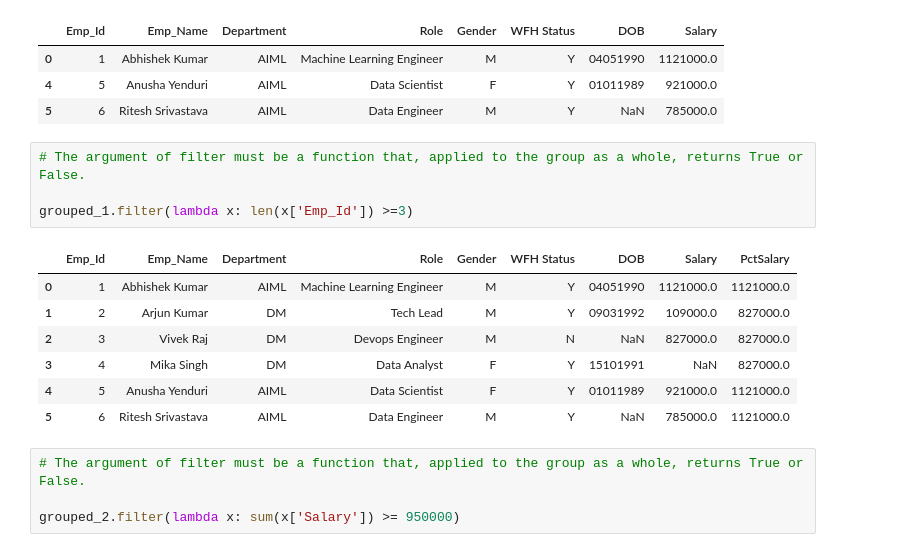
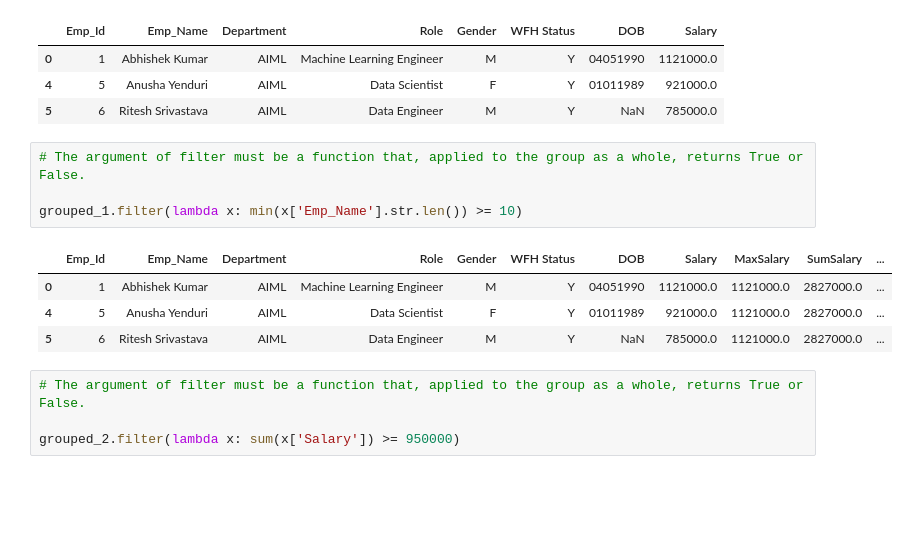
Before and after one commit to AbhishekKumar-0311/Machine-Learning-with-Python, a Jupyter notebook: Pandas/Learning_Pandas_Part_4_GroupBy.ipynb, the cells around one changed output. Saved outputs shown, nothing was run; the diff lists cells and outputs as text; blank space fills up the shorter version.

Commit message:
GroupBy Updates

```diff
--- a/Pandas/Learning_Pandas_Part_4_GroupBy.ipynb
+++ b/Pandas/Learning_Pandas_Part_4_GroupBy.ipynb
@@ -202,15 +202,12 @@ grouped_1.filter(lambda x: max(x['Salary']) >= 1121000.0)
 # %%
 # The argument of filter must be a function that, applied to the group as a whole, returns True or False.
 
-grouped_1.filter(lambda x: len(x['Emp_Id']) >=3)
+grouped_1.filter(lambda x: min(x['Emp_Name'].str.len()) >= 10)
 # %% [output]
-|  | Emp_Id | Emp_Name | Department | Role | Gender | WFH Status | DOB | Salary | PctSalary |
-| 0 | 1 | Abhishek Kumar | AIML | Machine Learning Engineer | M | Y | 04051990 | 1121000.0 | 1121000.0 |
-| 1 | 2 | Arjun Kumar | DM | Tech Lead | M | Y | 09031992 | 109000.0 | 827000.0 |
-| 2 | 3 | Vivek Raj | DM | Devops Engineer | M | N | NaN | 827000.0 | 827000.0 |
-| 3 | 4 | Mika Singh | DM | Data Analyst | F | Y | 15101991 | NaN | 827000.0 |
-| 4 | 5 | Anusha Yenduri | AIML | Data Scientist | F | Y | 01011989 | 921000.0 | 1121000.0 |
-| 5 | 6 | Ritesh Srivastava | AIML | Data Engineer | M | Y | NaN | 785000.0 | 1121000.0 |
+|  | Emp_Id | Emp_Name | Department | Role | Gender | WFH Status | DOB | Salary | MaxSalary | SumSalary | ... |
+| 0 | 1 | Abhishek Kumar | AIML | Machine Learning Engineer | M | Y | 04051990 | 1121000.0 | 1121000.0 | 2827000.0 | ... |
+| 4 | 5 | Anusha Yenduri | AIML | Data Scientist | F | Y | 01011989 | 921000.0 | 1121000.0 | 2827000.0 | ... |
+| 5 | 6 | Ritesh Srivastava | AIML | Data Engineer | M | Y | NaN | 785000.0 | 1121000.0 | 2827000.0 | ... |
 # %%
 # The argument of filter must be a function that, applied to the group as a whole, returns True or False.
 
```
Also changed, not shown: parts of 53 cells of this notebook, 1 other file.
